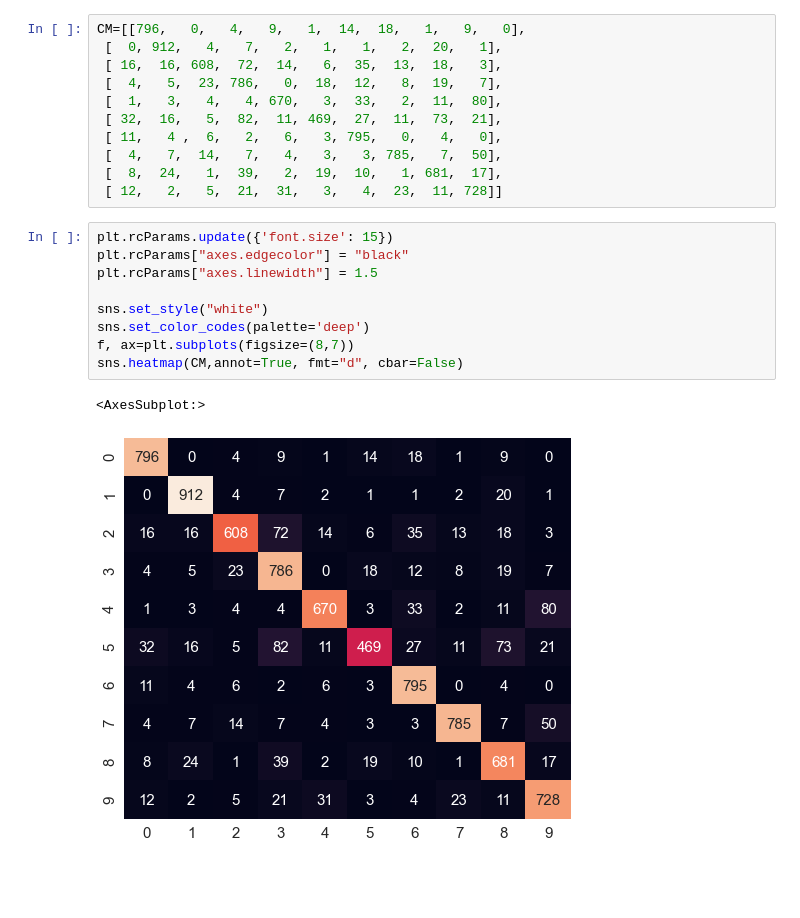
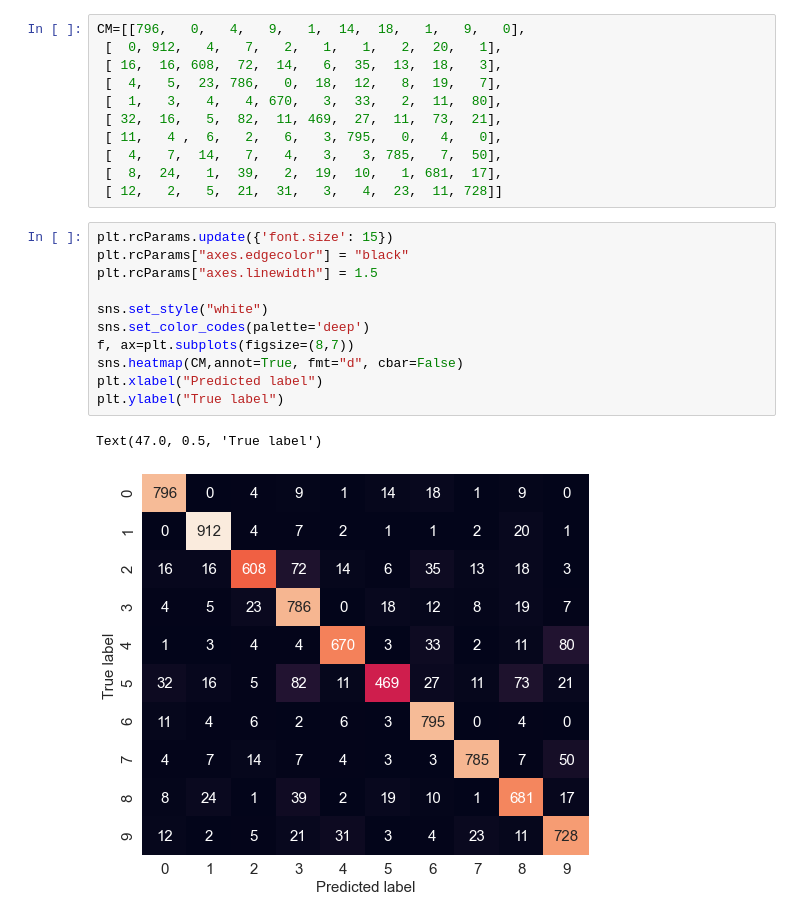
Before and after one commit to dakotarawlings/dakota_data_science_projects, a Jupyter notebook: cpp_FFNN_module/readme_pictures.ipynb, the cells around one changed output. Drawn from its saved outputs; the diff is of its cells as text; blank space fills up the shorter version.

```diff
--- a/cpp_FFNN_module/readme_pictures.ipynb
+++ b/cpp_FFNN_module/readme_pictures.ipynb
@@ -35,12 +35,14 @@ CM=[[796,   0,   4,   9,   1,  14,  18,   1,   9,   0],
 # %%
 plt.rcParams.update({'font.size': 15})
 plt.rcParams["axes.edgecolor"] = "black"
 plt.rcParams["axes.linewidth"] = 1.5
 
 sns.set_style("white")
 sns.set_color_codes(palette='deep')
 f, ax=plt.subplots(figsize=(8,7))
 sns.heatmap(CM,annot=True, fmt="d", cbar=False)
+plt.xlabel("Predicted label")
+plt.ylabel("True label")
 # %% [output]
-<AxesSubplot:>
+Text(47.0, 0.5, 'True label')
-[figure, old version]
+[figure, new version]
```
Also changed, not shown: 1 other file.
